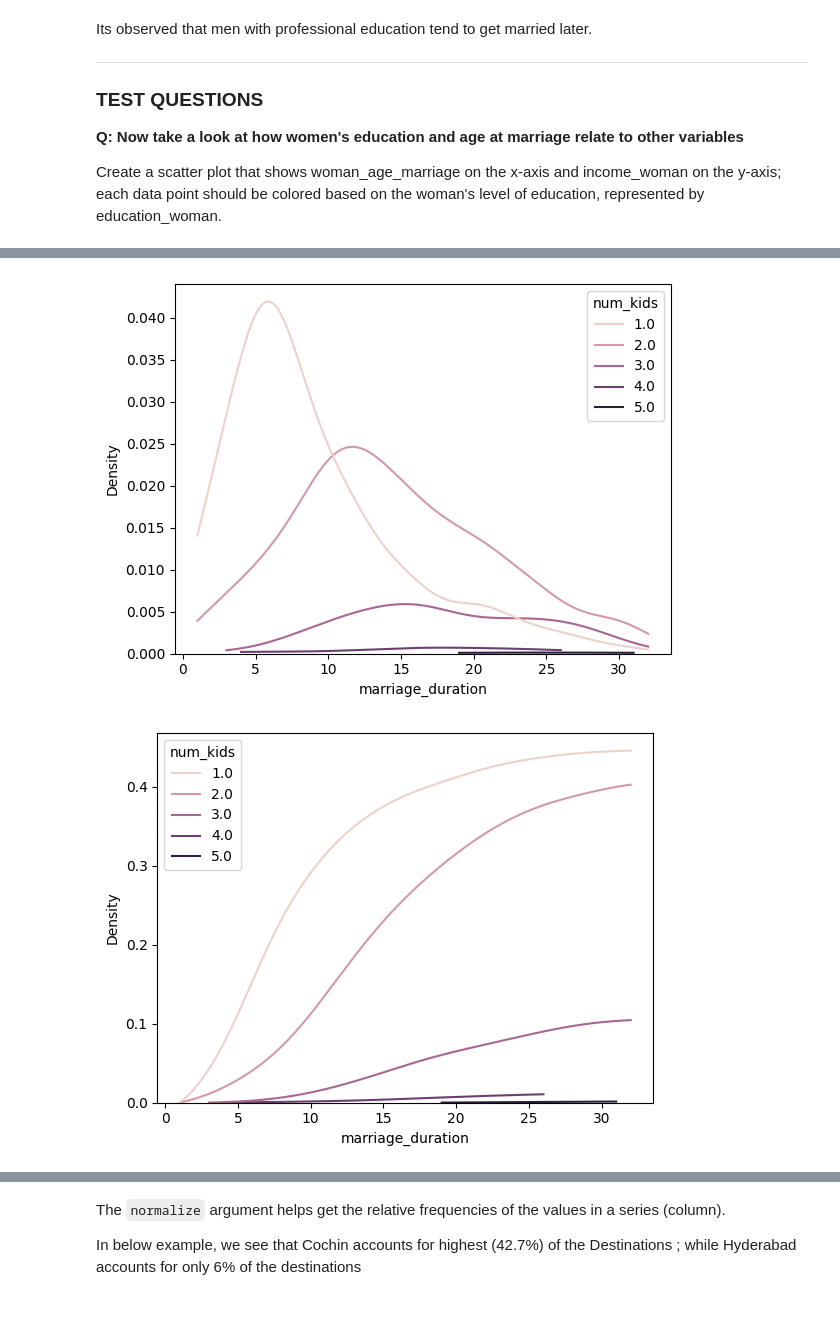
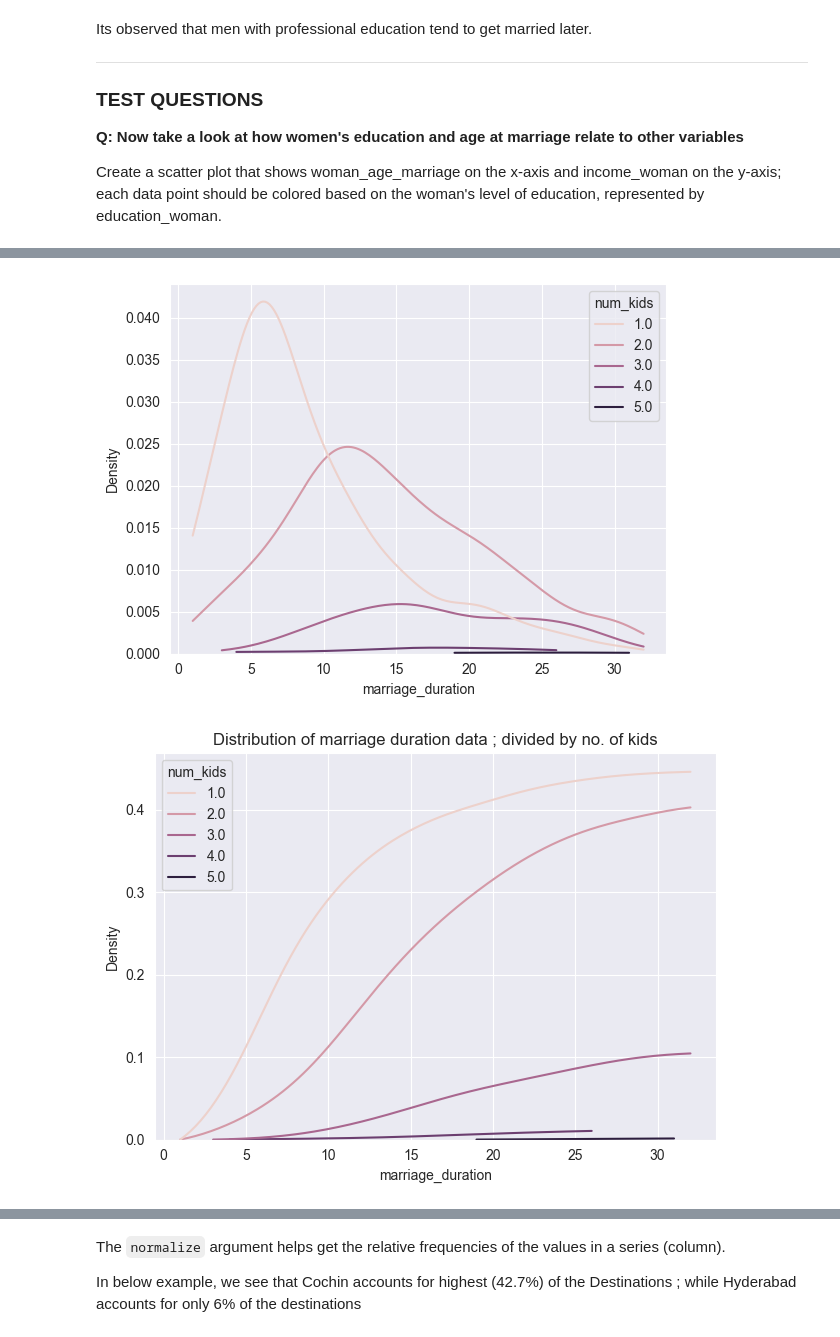
Before and after one commit to abhijeet-bhambere/exploratory_data_analysis, a Jupyter notebook: EDA_In_Python.ipynb, the cells around one changed output, grey strips where cells are left out. Saved outputs shown, nothing was run; the diff lists cells and outputs as text; code cells hidden in the pictures; blank space fills up the shorter version.

```diff
--- a/EDA_In_Python.ipynb
+++ b/EDA_In_Python.ipynb
@@ -8,6 +8,8 @@ import numpy as np
 import pandas as pd
 import matplotlib.pyplot as plt
 import seaborn as sns
+
+sns.set_style(style='darkgrid')
 # %% [markdown]
 Importing the dataset into a dataframe
 # %%
@@ -1650,12 +1683,14 @@ plt.show()
 sns.kdeplot(data=divorces, x="marriage_duration", hue="num_kids", cut=0)
 plt.show()
 # %% [output]
-[figure, old version]
+[figure, new version]
 # %%
 sns.kdeplot(data=divorces, x="marriage_duration", hue="num_kids", cut=0, cumulative=True)
+plt.title("Distribution of marriage duration data ; divided by no. of kids")
+plt.tight_layout()
 plt.show()
 # %% [output]
-[figure, old version]
+[figure, new version]
 # %% [markdown]
 We can observe a positive correlation between longer marriages & more children, but of course, this doesn't indicate causation. You can also see that there is much less data on couples with more than two children; this helps us understand how reliable  (or not) our findings are.
 
```
Also changed, not shown: parts of 87 cells of this notebook.
